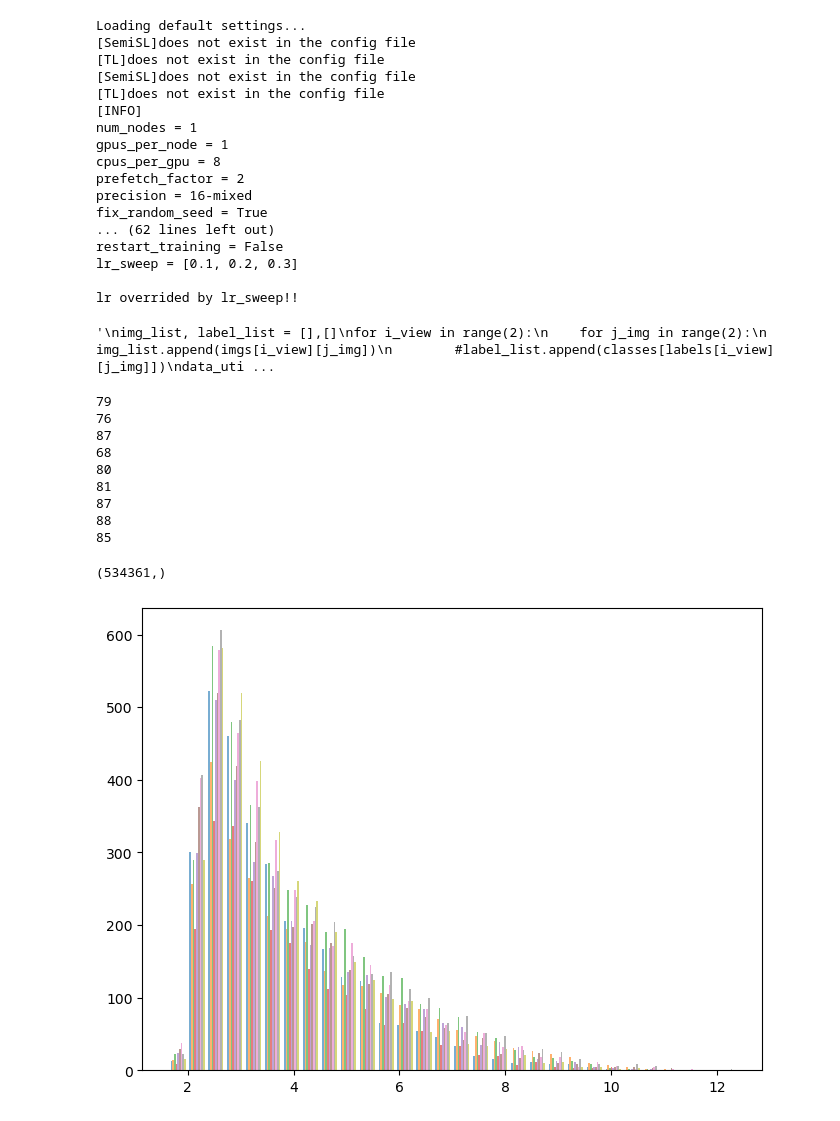
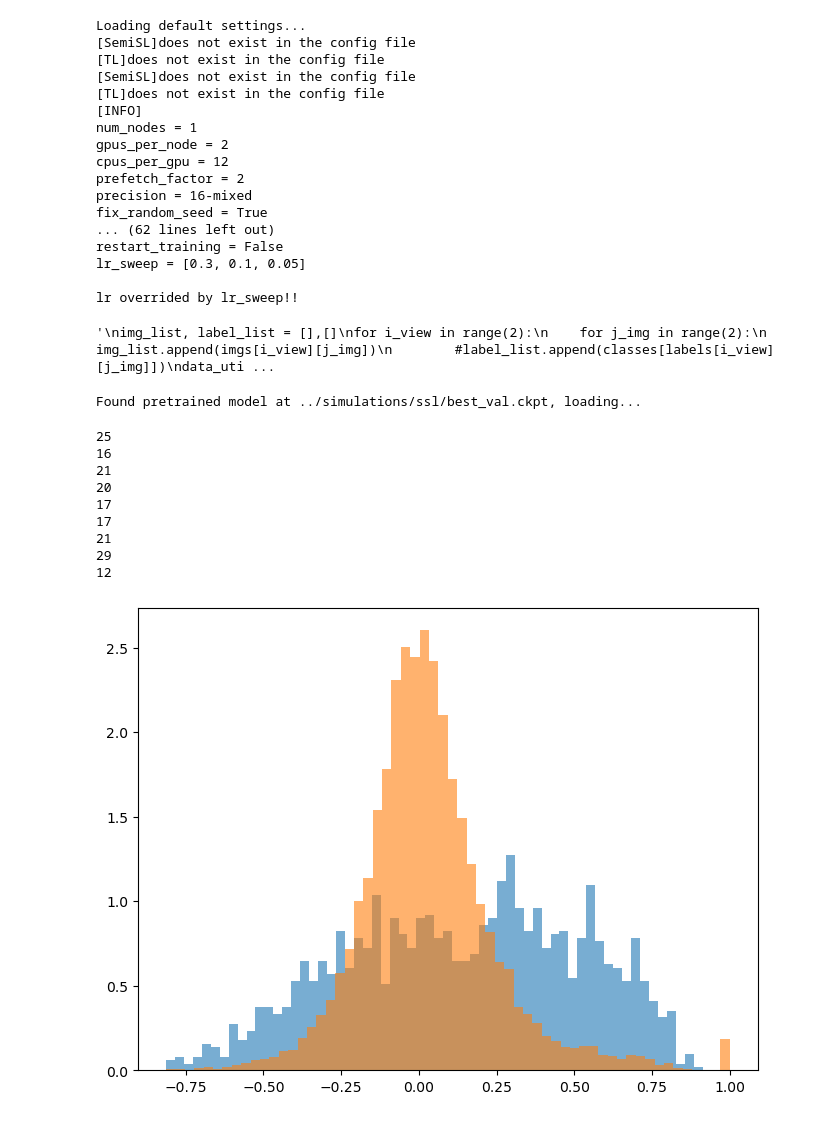
Before and after one commit to guanming-zhang/clamp, a Jupyter notebook: scripts/manifold_metic.ipynb, the cells around one changed output. Cells and saved outputs as stored; diff of their text form; code cells hidden in the pictures.

```diff
--- a/scripts/manifold_metic.ipynb
+++ b/scripts/manifold_metic.ipynb
@@ -23,5 +24,5 @@ batch_size = 2
 # %%
-config = helper.Config("../simulations",default_config_file="../default_configs/default_config_cifar10.ini")
+config = helper.Config(model_dir,default_config_file="../default_configs/default_config_cifar10.ini")
 if "CIFAR" in config.DATA["dataset"] or "MNIST" in config.DATA["dataset"]:
     prune_backbone = True
 else:
@@ -56,14 +57,14 @@ Loading default settings...
 [TL]does not exist in the config file
 [INFO]
 num_nodes = 1
-gpus_per_node = 1
-cpus_per_gpu = 8
+gpus_per_node = 2
+cpus_per_gpu = 12
 prefetch_factor = 2
 precision = 16-mixed
 fix_random_seed = True
 ... (62 lines left out)
 restart_training = False
-lr_sweep = [0.1, 0.2, 0.3]
+lr_sweep = [0.3, 0.1, 0.05]
 
 lr overrided by lr_sweep!!
 # %%
@@ -89,8 +90,14 @@ data_utils.show_images(img_list,2,2,label_list)
 '\nimg_list, label_list = [],[]\nfor i_view in range(2):\n    for j_img in range(2):\n        img_list.append(imgs[i_view][j_img])\n        #label_list.append(classes[labels[i_view][j_img]])\ndata_uti ...
 # %%
 device = torch.device("cuda:0")  # Use GPU 0
+trained_filename = os.path.join(model_dir,"ssl",'best_val.ckpt')
+if os.path.isfile(trained_filename):
+    print(f'Found pretrained model at {trained_filename}, loading...')
+    ssl_model = lightning_models.CLAP.load_from_checkpoint(trained_filename)
 ssl_model.backbone.remove_projection_head()
 backbone = ssl_model.backbone.to(device)
+# %% [output]
+Found pretrained model at ../simulations/ssl/best_val.ckpt, loading...
 # %%
 def sample_submanifolds(backbone,test_dataset,count=100):
     test_loader = torch.utils.data.DataLoader(test_dataset,batch_size = batch_size,shuffle=True,drop_last=True,
@@ -124,5 +131,5 @@ def sample_submanifolds(backbone,test_dataset,count=100):
     all_labels = torch.cat(all_labels,dim=-1)
     return center_vecs,eigen_vecs,traces,all_labels
 # %%
-center_vecs,eigen_vecs,traces,all_labels = sample_submanifolds(backbone,test_dataset,count=400)
+center_vecs,eigen_vecs,traces,all_labels = sample_submanifolds(backbone,test_dataset,count=100)
 # %%
@@ -147,30 +152,30 @@ inner_dist = []
 inter_dist = []
 for indices in class_indices:
     pair = inner_pairs(indices)
-    inner_dist.append(dist_matrix[pair[:,0],pair[:,1]])
+    inner_dist.append(eigen_sim[pair[:,0],pair[:,1]])
 for i in range(len(class_indices)):
     for j in range(len(class_indices)):
         pair = cross_pairs(class_indices[i],class_indices[j])
-        inter_dist.append(dist_matrix[pair[:,0],pair[:,1]])
+        inter_dist.append(eigen_sim[pair[:,0],pair[:,1]])
+inner_dist = np.concatenate(inner_dist,axis=0)
+inter_dist = np.concatenate(inter_dist,axis=0)
 # %% [output]
-79
-76
-87
-68
-80
-81
-87
-88
-85
+25
+16
+21
+20
+17
+17
+21
+29
+12
-# %%
-np.concatenate(inter_dist,axis=0).shape
-# %% [output]
-(534361,)
 # %%
-plt.figure(figsize=(8, 6))
-plt.hist(inner_dist, bins=30, alpha=0.6, label='Dataset 1')
+fig = plt.figure(figsize=(8, 6))
+ax = fig.add_axes(111)
+ax.hist(inner_dist, bins=60, alpha=0.6,density = True)
+ax.hist(inter_dist, bins=60, alpha=0.6,density = True)
 plt.show()
 # %% [output]
-[figure, old version]
+[figure, new version]
 # %%
 plt.figure(figsize=(8, 6))
```
Also changed, not shown: parts of 8 cells of this notebook, 1 other file.
